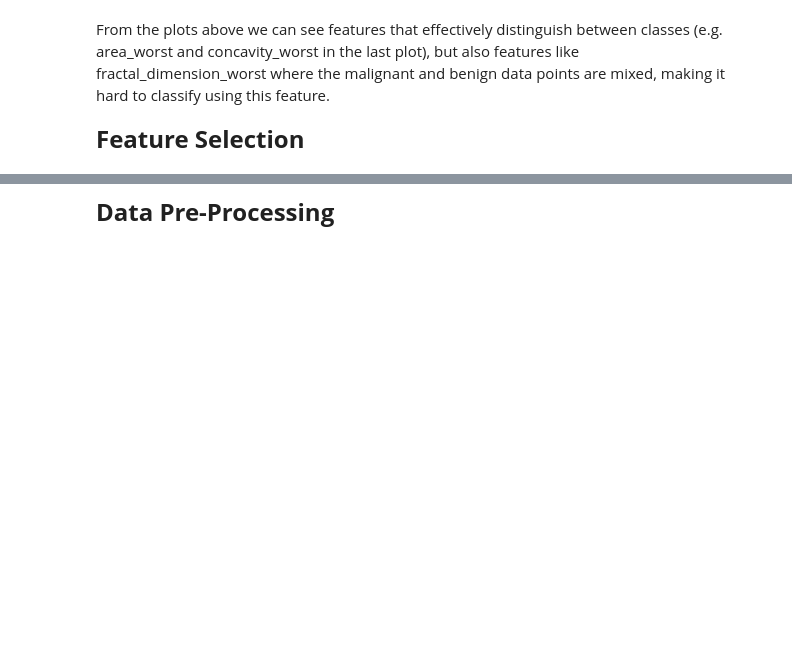
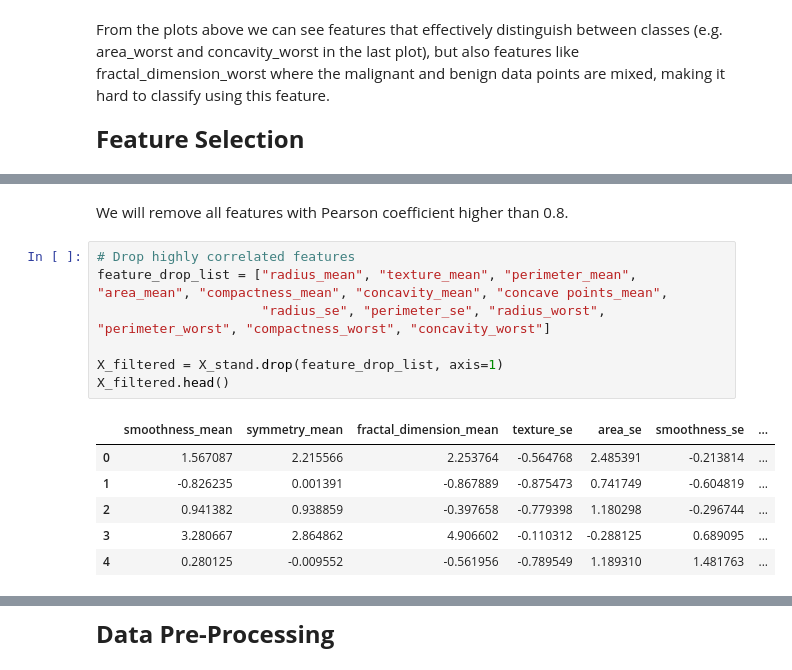
Before and after one commit to GonmasPT/Breast-Cancer-Wisconsin-Diagnosis, a Jupyter notebook: main.ipynb, the cells around one changed output, grey strips where cells are left out. Drawn from its saved outputs; the diff is of its cells as text; blank space fills up the shorter version.

```diff
--- a/main.ipynb
+++ b/main.ipynb
@@ -180,0 +188,16 @@ From the plots above we can see features that effectively distinguish between cl
+# %% [markdown]
+We will remove all features with Pearson coefficient higher than 0.8.
+# %%
+# Drop highly correlated features
+feature_drop_list = ["radius_mean", "texture_mean", "perimeter_mean", "area_mean", "compactness_mean", "concavity_mean", "concave points_mean",
+                     "radius_se", "perimeter_se", "radius_worst", "perimeter_worst", "compactness_worst", "concavity_worst"]
+
+X_filtered = X_stand.drop(feature_drop_list, axis=1)
+X_filtered.head()
+# %% [output]
+|  | smoothness_mean | symmetry_mean | fractal_dimension_mean | texture_se | area_se | smoothness_se | ... |
+| 0 | 1.567087 | 2.215566 | 2.253764 | -0.564768 | 2.485391 | -0.213814 | ... |
+| 1 | -0.826235 | 0.001391 | -0.867889 | -0.875473 | 0.741749 | -0.604819 | ... |
+| 2 | 0.941382 | 0.938859 | -0.397658 | -0.779398 | 1.180298 | -0.296744 | ... |
+| 3 | 3.280667 | 2.864862 | 4.906602 | -0.110312 | -0.288125 | 0.689095 | ... |
+| 4 | 0.280125 | -0.009552 | -0.561956 | -0.789549 | 1.189310 | 1.481763 | ... |
```
Also changed, not shown: parts of 9 cells of this notebook.
